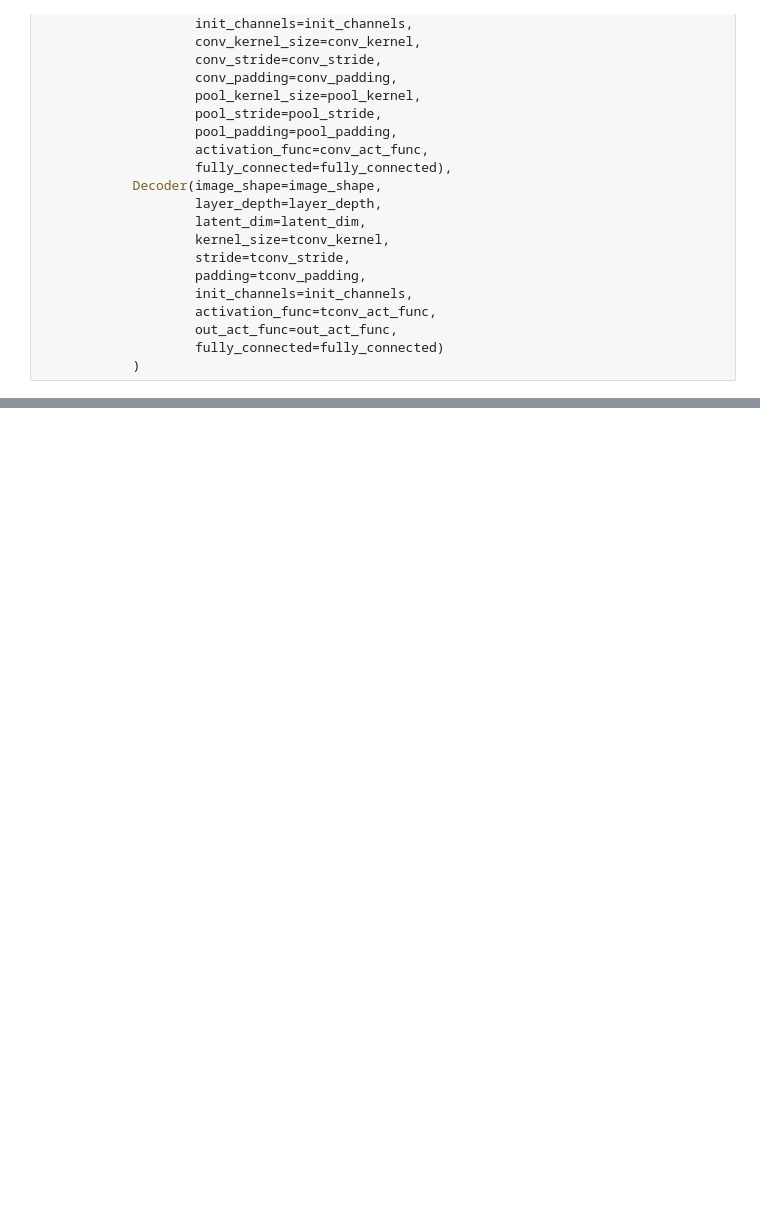
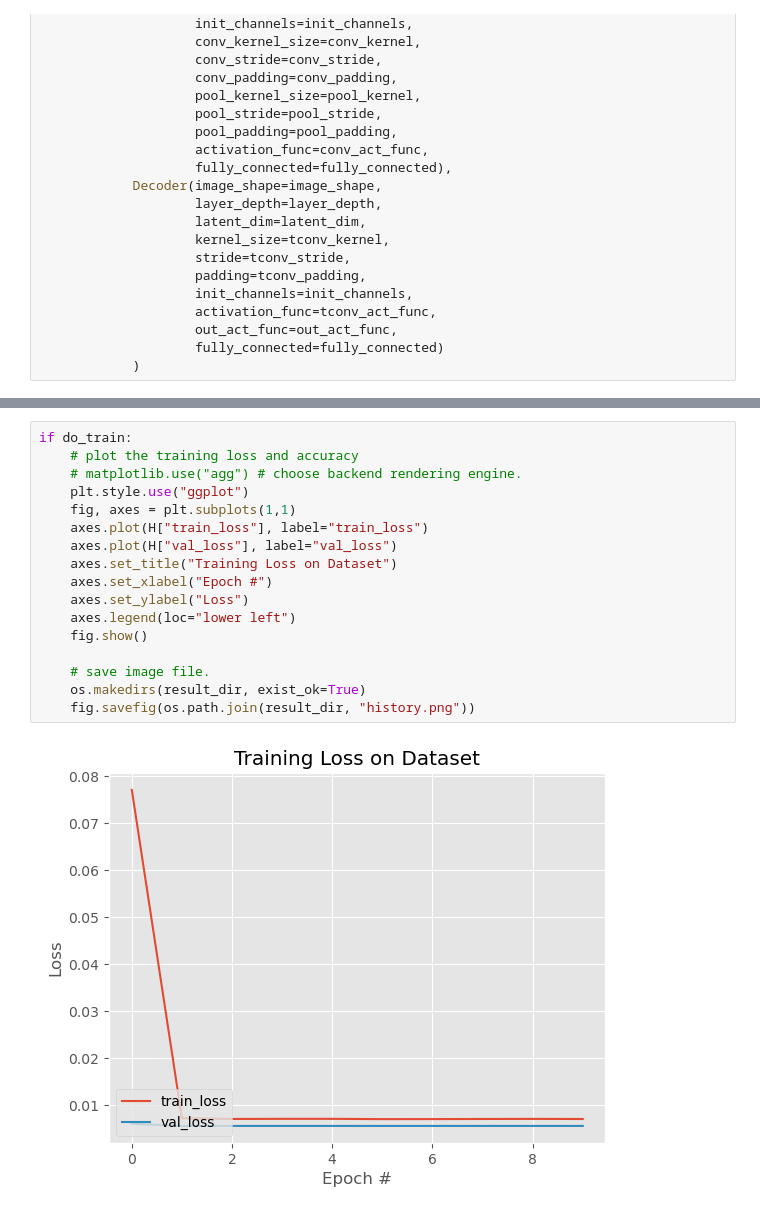
Before and after one commit to rapee9999/LearnCV, a Jupyter notebook: ML/auto-encoder.ipynb, the cells around one changed output, grey strips where cells are left out. Cells and saved outputs as stored; diff of their text form; blank space fills up the shorter version.

```diff
--- a/ML/auto-encoder.ipynb
+++ b/ML/auto-encoder.ipynb
@@ -305,0 +803,19 @@ Estimated Total Size (MB): 5.19
+# %%
+if do_train:
+    # plot the training loss and accuracy
+    # matplotlib.use("agg") # choose backend rendering engine.
+    plt.style.use("ggplot")
+    fig, axes = plt.subplots(1,1)
+    axes.plot(H["train_loss"], label="train_loss")
+    axes.plot(H["val_loss"], label="val_loss")
+    axes.set_title("Training Loss on Dataset")
+    axes.set_xlabel("Epoch #")
+    axes.set_ylabel("Loss")
+    axes.legend(loc="lower left")
+    fig.show()
+
+    # save image file.
+    os.makedirs(result_dir, exist_ok=True)
+    fig.savefig(os.path.join(result_dir, "history.png"))
+# %% [output]
+[figure, added]
```
Also changed, not shown: parts of 38 cells of this notebook.
